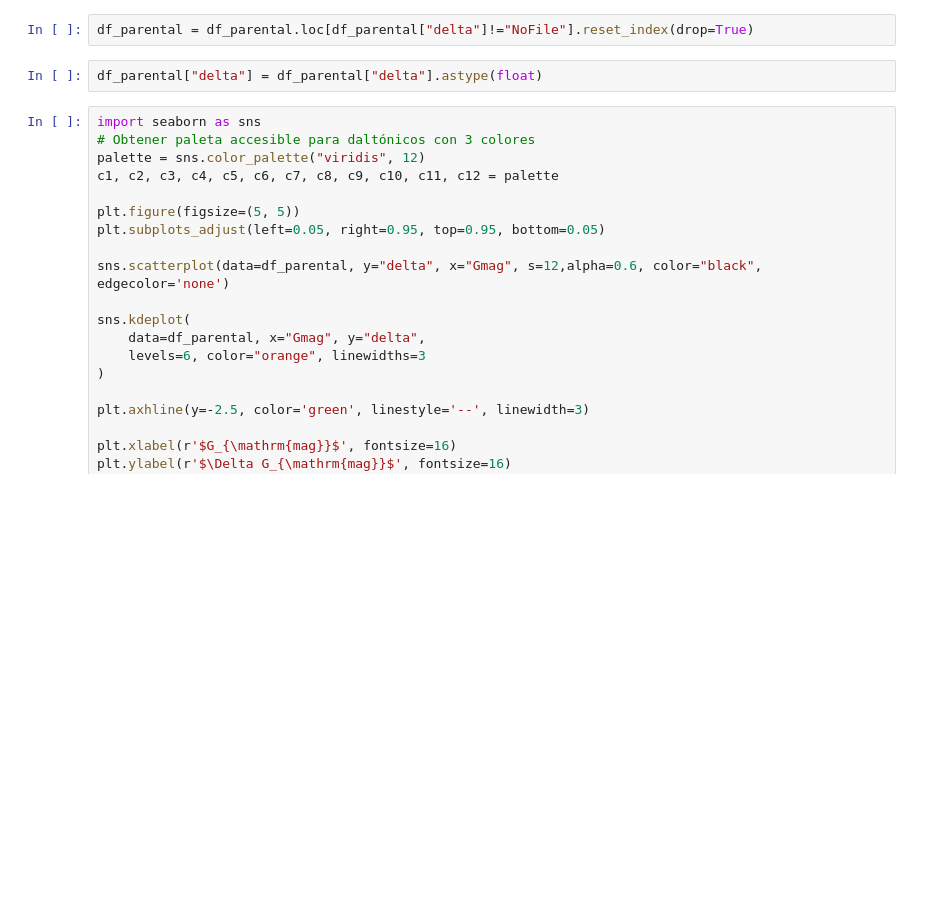
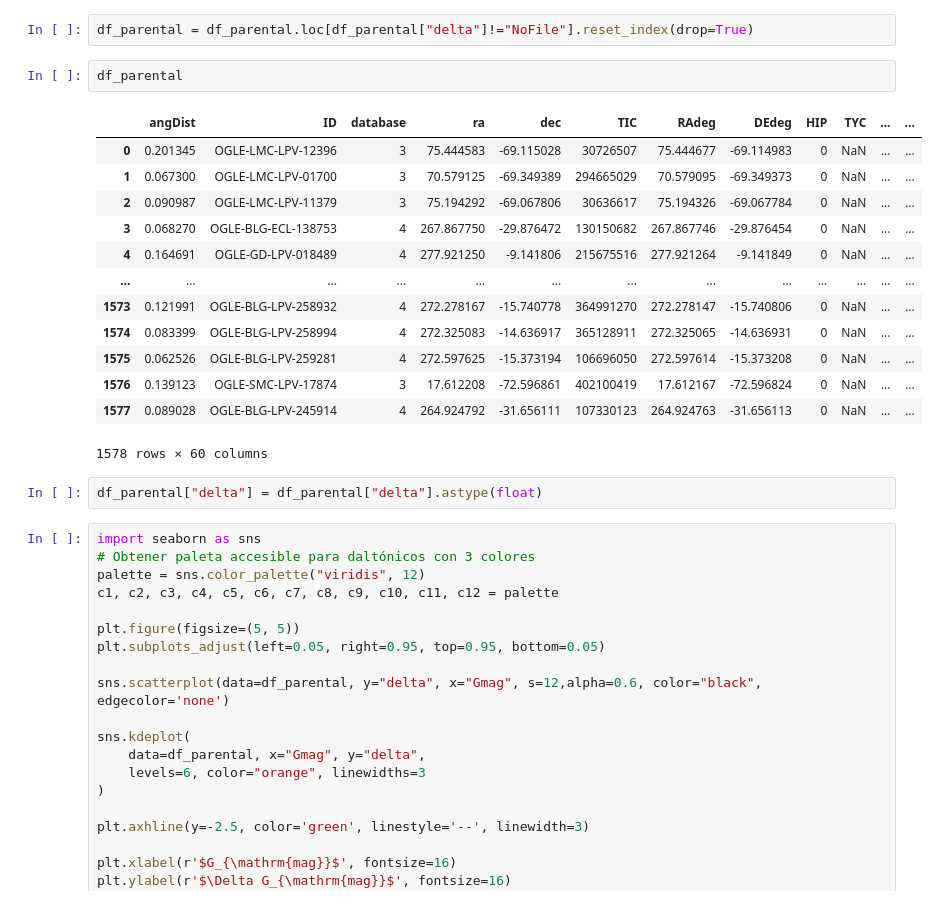
Before and after one commit to Monsalves-Gonzalez-N/MassiveStarVariability, a Jupyter notebook: 1_TESS_variability_MassiveStarG12_preparate_data_OGLE.ipynb, the cells around one changed output. Drawn from its saved outputs; the diff is of its cells as text; blank space fills up the shorter version.

```diff
--- a/1_TESS_variability_MassiveStarG12_preparate_data_OGLE.ipynb
+++ b/1_TESS_variability_MassiveStarG12_preparate_data_OGLE.ipynb
@@ -835,5 +876,21 @@ df_parental.loc[df_parental["delta"]=="NoFile"][["TIC","GaiaDR3","sector_list","
 # %%
 df_parental = df_parental.loc[df_parental["delta"]!="NoFile"].reset_index(drop=True)
+# %%
+df_parental
+# %% [output]
+|  | angDist | ID | database | ra | dec | TIC | RAdeg | DEdeg | HIP | TYC | ... | ... |
+| 0 | 0.201345 | OGLE-LMC-LPV-12396 | 3 | 75.444583 | -69.115028 | 30726507 | 75.444677 | -69.114983 | 0 | NaN | ... | ... |
+| 1 | 0.067300 | OGLE-LMC-LPV-01700 | 3 | 70.579125 | -69.349389 | 294665029 | 70.579095 | -69.349373 | 0 | NaN | ... | ... |
+| 2 | 0.090987 | OGLE-LMC-LPV-11379 | 3 | 75.194292 | -69.067806 | 30636617 | 75.194326 | -69.067784 | 0 | NaN | ... | ... |
+| 3 | 0.068270 | OGLE-BLG-ECL-138753 | 4 | 267.867750 | -29.876472 | 130150682 | 267.867746 | -29.876454 | 0 | NaN | ... | ... |
+| 4 | 0.164691 | OGLE-GD-LPV-018489 | 4 | 277.921250 | -9.141806 | 215675516 | 277.921264 | -9.141849 | 0 | NaN | ... | ... |
+| ... | ... | ... | ... | ... | ... | ... | ... | ... | ... | ... | ... | ... |
+| 1573 | 0.121991 | OGLE-BLG-LPV-258932 | 4 | 272.278167 | -15.740778 | 364991270 | 272.278147 | -15.740806 | 0 | NaN | ... | ... |
+| 1574 | 0.083399 | OGLE-BLG-LPV-258994 | 4 | 272.325083 | -14.636917 | 365128911 | 272.325065 | -14.636931 | 0 | NaN | ... | ... |
+| 1575 | 0.062526 | OGLE-BLG-LPV-259281 | 4 | 272.597625 | -15.373194 | 106696050 | 272.597614 | -15.373208 | 0 | NaN | ... | ... |
+| 1576 | 0.139123 | OGLE-SMC-LPV-17874 | 3 | 17.612208 | -72.596861 | 402100419 | 17.612167 | -72.596824 | 0 | NaN | ... | ... |
+| 1577 | 0.089028 | OGLE-BLG-LPV-245914 | 4 | 264.924792 | -31.656111 | 107330123 | 264.924763 | -31.656113 | 0 | NaN | ... | ... |
+1578 rows × 60 columns
 # %%
 df_parental["delta"] = df_parental["delta"].astype(float)
 # %%
```
Also changed, not shown: parts of 18 cells of this notebook, 6 other files.
